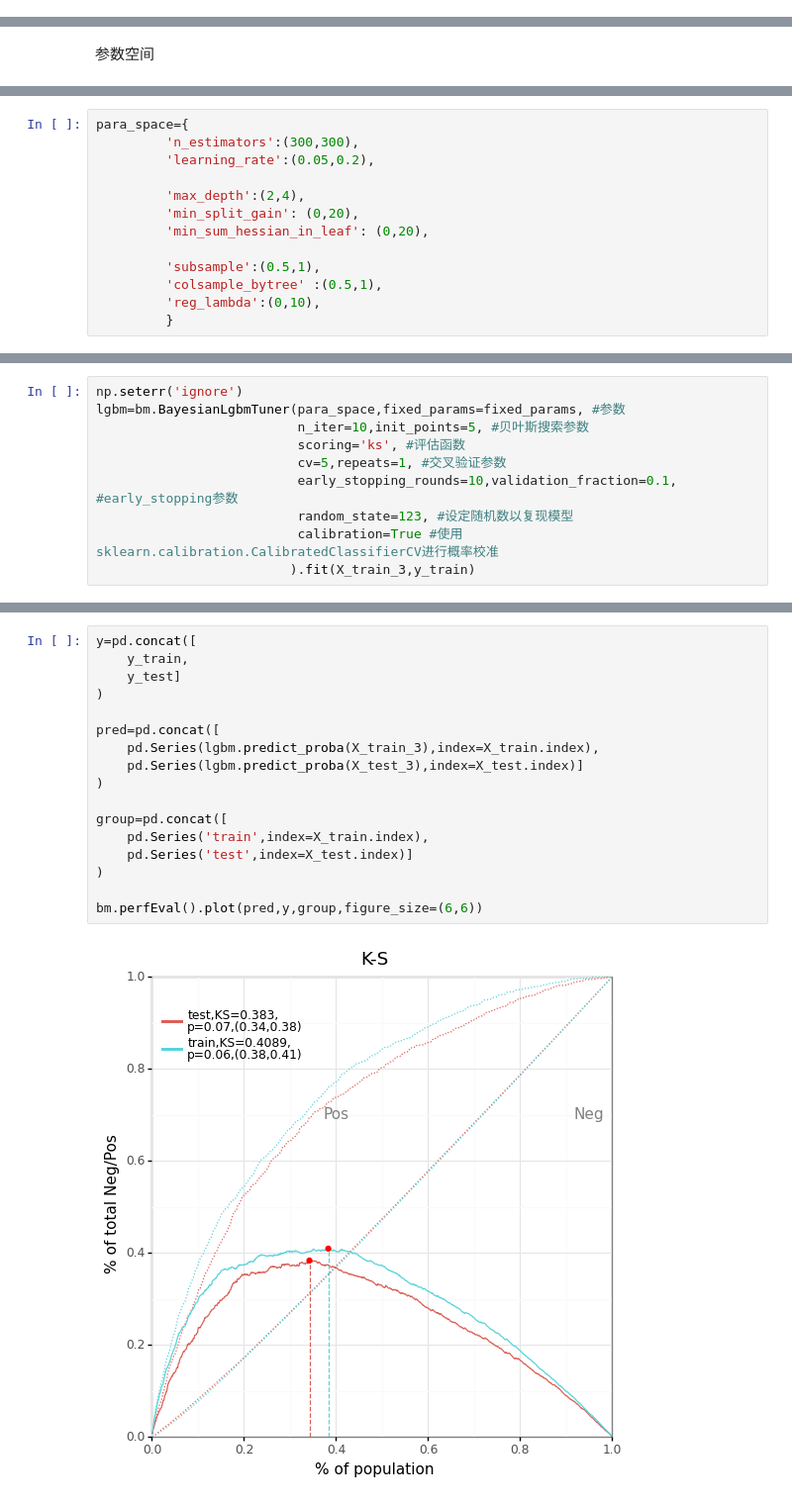
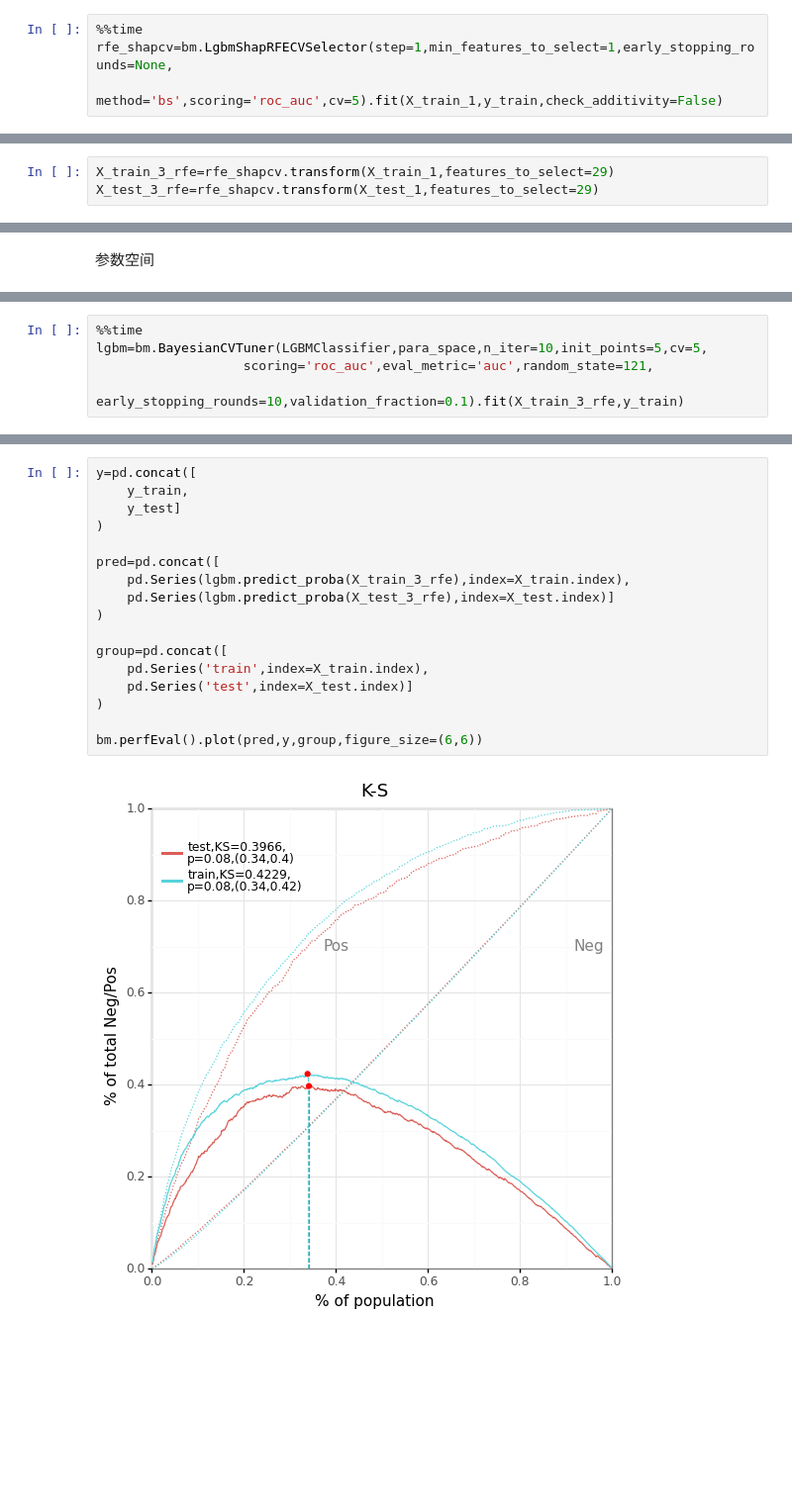
Before and after one commit to zk403/mlearn, a Jupyter notebook: demo/5.梯度提升树.ipynb, the cells around one changed output, grey strips where cells are left out. Shown: that part at 99% size. Saved outputs shown, nothing was run; the diff lists cells and outputs as text; blank space fills up the shorter version.

```diff
--- a/demo/5.梯度提升树.ipynb
+++ b/demo/5.梯度提升树.ipynb
@@ -322,0 +361,4 @@ X_test_2=rfe.transform(X_test_1)
+# %%
+%%time
+rfe_shapcv=bm.LgbmShapRFECVSelector(step=1,min_features_to_select=1,early_stopping_rounds=None,
+                                 method='bs',scoring='roc_auc',cv=5).fit(X_train_1,y_train,check_additivity=False)
@@ -323 +382,4 @@ X_test_2=rfe.transform(X_test_1)
+# %%
+X_train_3_rfe=rfe_shapcv.transform(X_train_1,features_to_select=29)
+X_test_3_rfe=rfe_shapcv.transform(X_test_1,features_to_select=29)
 # %% [markdown]
@@ -392,13 +602,5 @@ X_test_3=seq.transform(X_test_2)
 # %%
-para_space={
-         'n_estimators':(300,300),
-         'learning_rate':(0.05,0.2),
-
-         'max_depth':(2,4),
-         'min_split_gain': (0,20),
-         'min_sum_hessian_in_leaf': (0,20),
-
-         'subsample':(0.5,1),
-         'colsample_bytree' :(0.5,1),
-         'reg_lambda':(0,10),
-         }
+%%time
+lgbm=bm.BayesianCVTuner(LGBMClassifier,para_space,n_iter=10,init_points=5,cv=5,
+                   scoring='roc_auc',eval_metric='auc',random_state=121,
+                   early_stopping_rounds=10,validation_fraction=0.1).fit(X_train_3_rfe,y_train)
@@ -410,10 +615,0 @@ fixed_params={'boosting_type': 'goss',
-# %%
-np.seterr('ignore')
-lgbm=bm.BayesianLgbmTuner(para_space,fixed_params=fixed_params, #参数
-                          n_iter=10,init_points=5, #贝叶斯搜索参数
-                          scoring='ks', #评估函数
-                          cv=5,repeats=1, #交叉验证参数
-                          early_stopping_rounds=10,validation_fraction=0.1, #early_stopping参数
-                          random_state=123, #设定随机数以复现模型
-                          calibration=True #使用sklearn.calibration.CalibratedClassifierCV进行概率校准
-                         ).fit(X_train_3,y_train)
@@ -492,19 +632,19 @@ CalibratedClassifierCV(base_estimator=sLGBMClassifier(boosting_type='goss',
 # %%
 y=pd.concat([
     y_train,
     y_test]
 )
 
 pred=pd.concat([
-    pd.Series(lgbm.predict_proba(X_train_3),index=X_train.index),
-    pd.Series(lgbm.predict_proba(X_test_3),index=X_test.index)]
+    pd.Series(lgbm.predict_proba(X_train_3_rfe),index=X_train.index),
+    pd.Series(lgbm.predict_proba(X_test_3_rfe),index=X_test.index)]
 )
 
 group=pd.concat([
     pd.Series('train',index=X_train.index),
     pd.Series('test',index=X_test.index)]
 )
 
 bm.perfEval().plot(pred,y,group,figure_size=(6,6))
 # %% [output]
-[figure, old version]
+[figure, new version]
```
Also changed, not shown: parts of 56 cells of this notebook, 3 other files.
